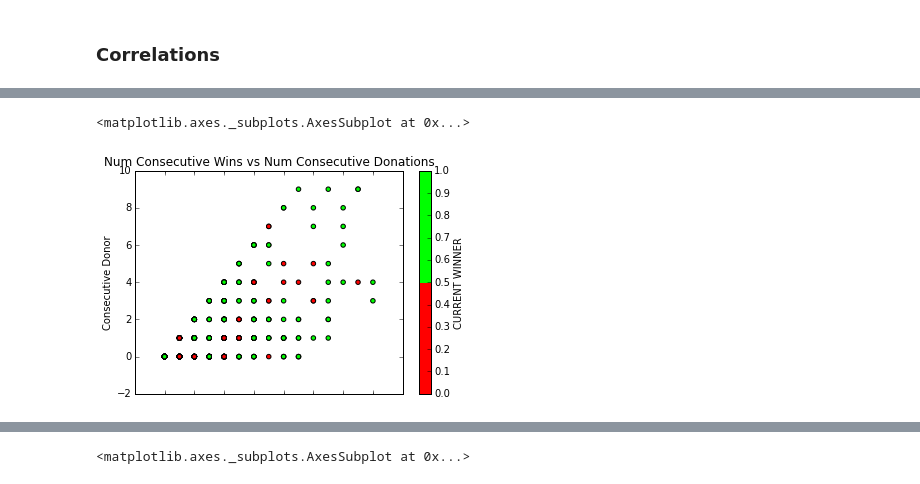
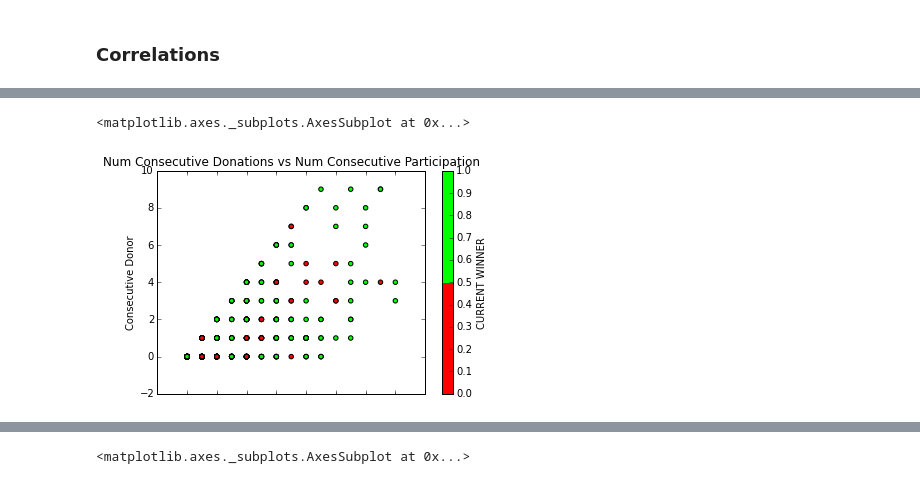
Before and after one commit to nicaless/nanowrimo_ga_project, a Jupyter notebook: analyze/exploratory.ipynb, the cells around one changed output, grey strips where cells are left out. Drawn from its saved outputs; the diff is of its cells as text; code cells hidden in the pictures.

```diff
--- a/analyze/exploratory.ipynb
+++ b/analyze/exploratory.ipynb
@@ -271,6 +261,6 @@ writers.plot(kind='scatter', x='Consecutive Part', y='Consecutive Wins', c='CURR
 # %%
-# max consecutive donations and max consecutive wins
-writers.plot(kind='scatter', x='Consecutive Part', y='Consecutive Donor', c='CURRENT WINNER', colormap=cmap_bold, title = "Num Consecutive Wins vs Num Consecutive Donations")
+# max consecutive donations and max consecutive participation
+writers.plot(kind='scatter', x='Consecutive Part', y='Consecutive Donor', c='CURRENT WINNER', colormap=cmap_bold, title = "Num Consecutive Donations vs Num Consecutive Participation")
 # %% [output]
 <matplotlib.axes._subplots.AxesSubplot at 0x...>
-[figure, old version]
+[figure, new version]
```
Also changed, not shown: parts of 27 cells of this notebook, 2 other files.
